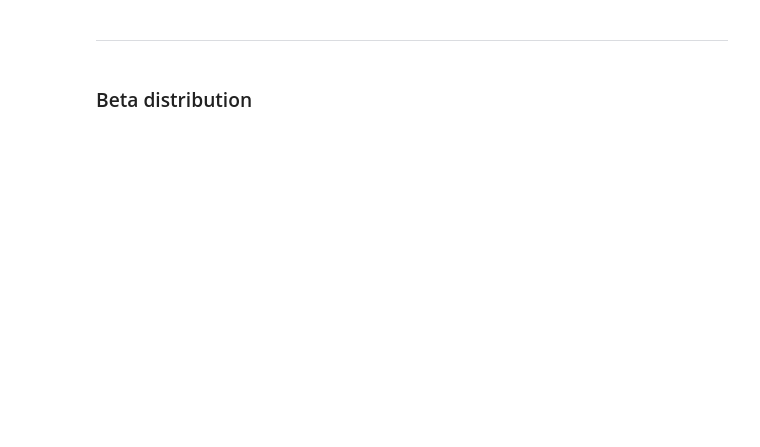
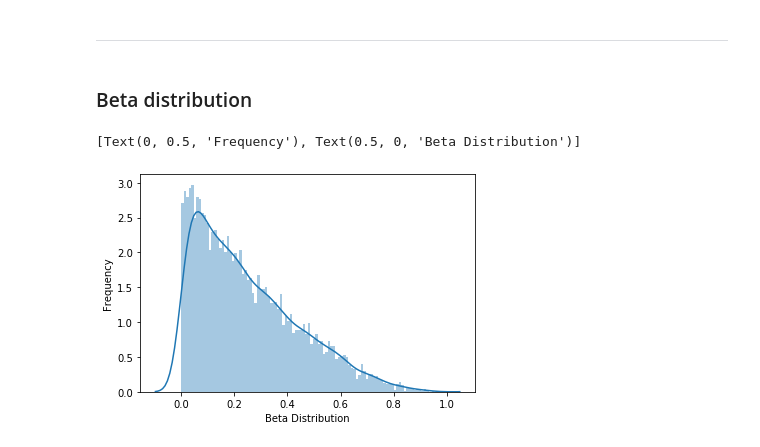
Before and after one commit to elisiojsj/Reference-Materials, a Jupyter notebook: Probability_distributions.ipynb, the cells around one changed output. Drawn from its saved outputs; the diff is of its cells as text; code cells hidden in the pictures; blank space fills up the shorter version.

Commit message:
beta distribution

```diff
--- a/Probability_distributions.ipynb
+++ b/Probability_distributions.ipynb
@@ -301,3 +301,14 @@ sns.distplot(data_gamma, bins=100, kde=True).set(xlabel='Poisson Distribution',
 ### Beta distribution
 # %%
 from scipy.stats import beta
+# %%
+# beta takes a and b as shape parameters.
+a = 1
+b = 3
+start = 0
+data_beta = beta.rvs(a=a, b=b, loc=start, size=10000)
+# %%
+sns.distplot(data_beta, bins=100, kde=True).set(xlabel='Beta Distribution', ylabel='Frequency')
+# %% [output]
+[Text(0, 0.5, 'Frequency'), Text(0.5, 0, 'Beta Distribution')]
+[figure, added]
```
Also changed, not shown: parts of 5 cells of this notebook.
